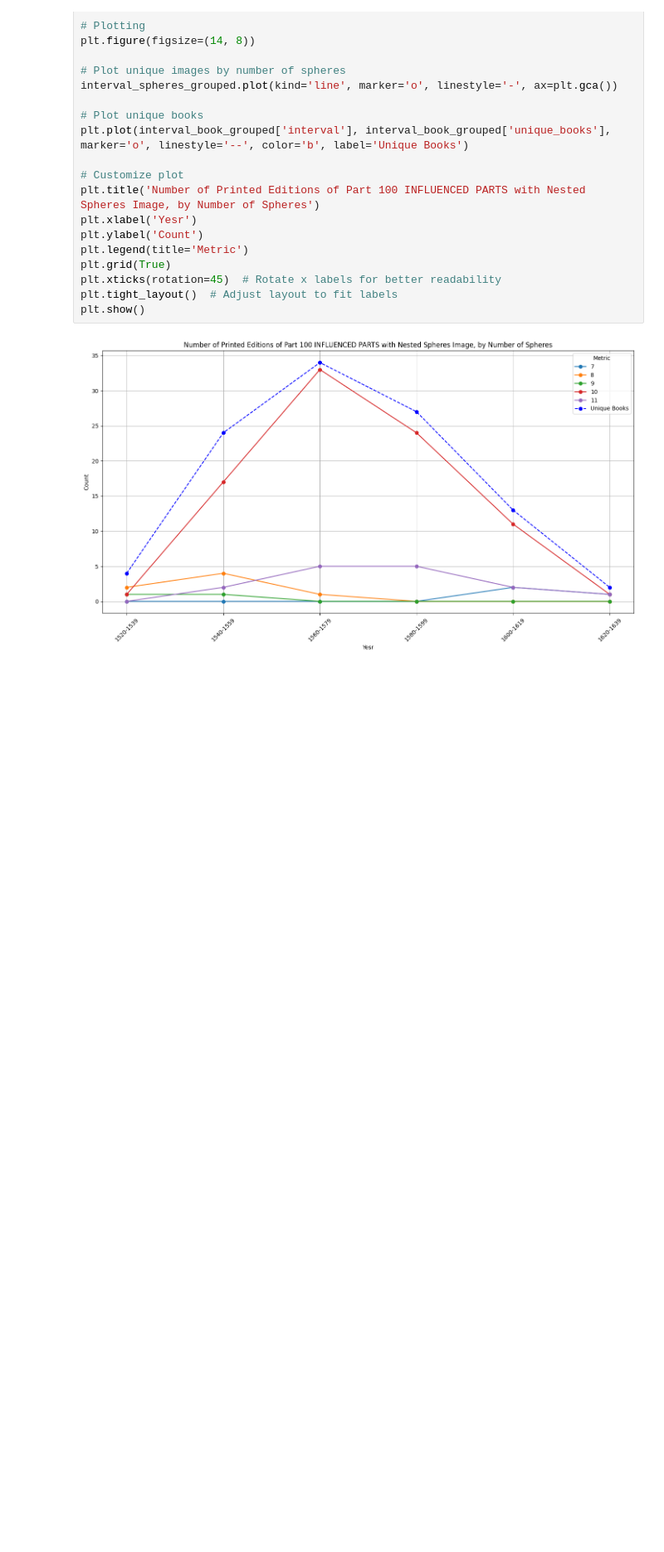
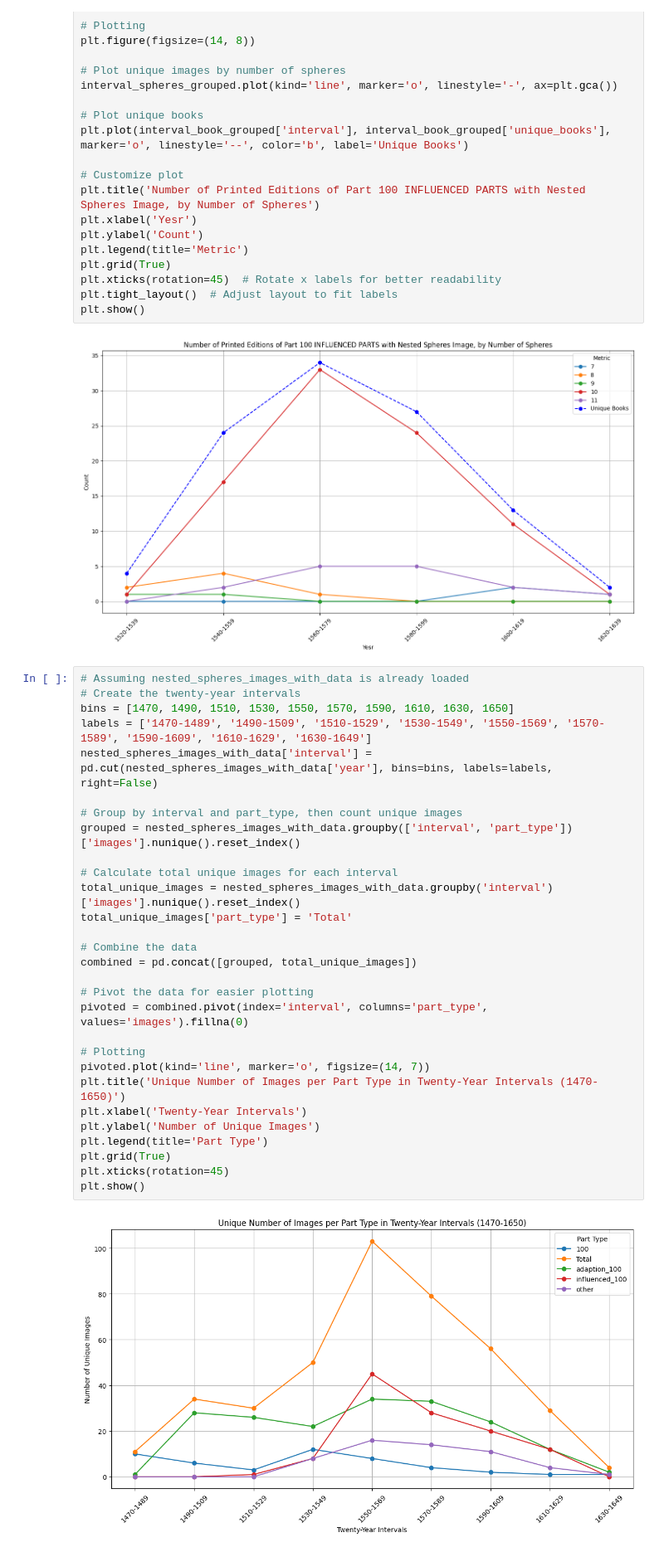
Before and after one commit to Nogashlomi/Image_data, a Jupyter notebook: nested_spheres.ipynb, the cells around one changed output. Shown: that part at 83% size. Drawn from its saved outputs; the diff is of its cells as text; blank space fills up the shorter version.

```diff
--- a/nested_spheres.ipynb
+++ b/nested_spheres.ipynb
@@ -425,3 +425,34 @@ plt.tight_layout()  # Adjust layout to fit labels
 plt.show()
 # %% [output]
 [figure]
+# %%
+# Assuming nested_spheres_images_with_data is already loaded
+# Create the twenty-year intervals
+bins = [1470, 1490, 1510, 1530, 1550, 1570, 1590, 1610, 1630, 1650]
+labels = ['1470-1489', '1490-1509', '1510-1529', '1530-1549', '1550-1569', '1570-1589', '1590-1609', '1610-1629', '1630-1649']
+nested_spheres_images_with_data['interval'] = pd.cut(nested_spheres_images_with_data['year'], bins=bins, labels=labels, right=False)
+
+# Group by interval and part_type, then count unique images
+grouped = nested_spheres_images_with_data.groupby(['interval', 'part_type'])['images'].nunique().reset_index()
+
+# Calculate total unique images for each interval
+total_unique_images = nested_spheres_images_with_data.groupby('interval')['images'].nunique().reset_index()
+total_unique_images['part_type'] = 'Total'
+
+# Combine the data
+combined = pd.concat([grouped, total_unique_images])
+
+# Pivot the data for easier plotting
+pivoted = combined.pivot(index='interval', columns='part_type', values='images').fillna(0)
+
+# Plotting
+pivoted.plot(kind='line', marker='o', figsize=(14, 7))
+plt.title('Unique Number of Images per Part Type in Twenty-Year Intervals (1470-1650)')
+plt.xlabel('Twenty-Year Intervals')
+plt.ylabel('Number of Unique Images')
+plt.legend(title='Part Type')
+plt.grid(True)
+plt.xticks(rotation=45)
+plt.show()
+# %% [output]
+[figure, added]
```
Also changed, not shown: parts of 1 cell of this notebook, 16 other files.
